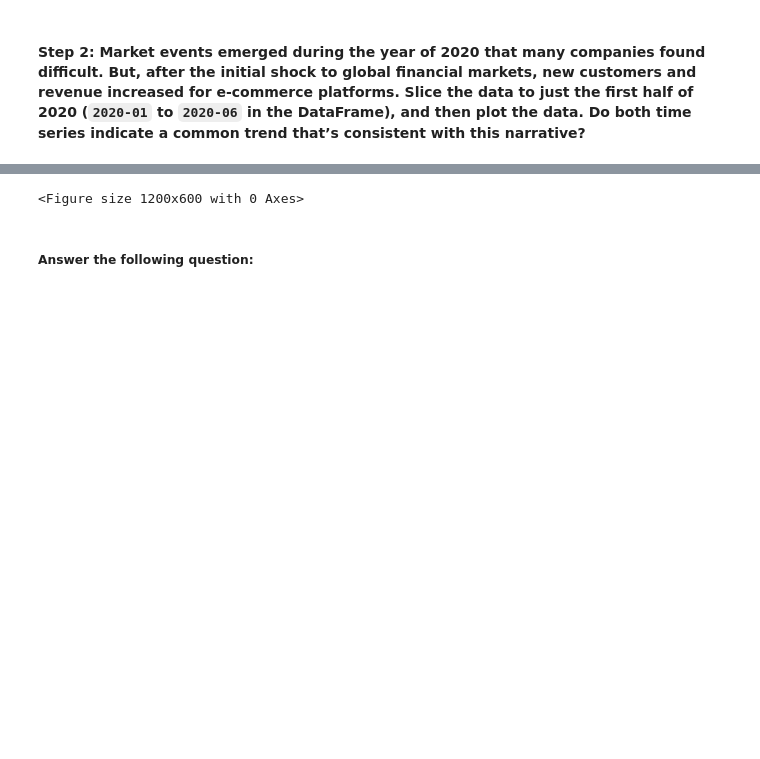
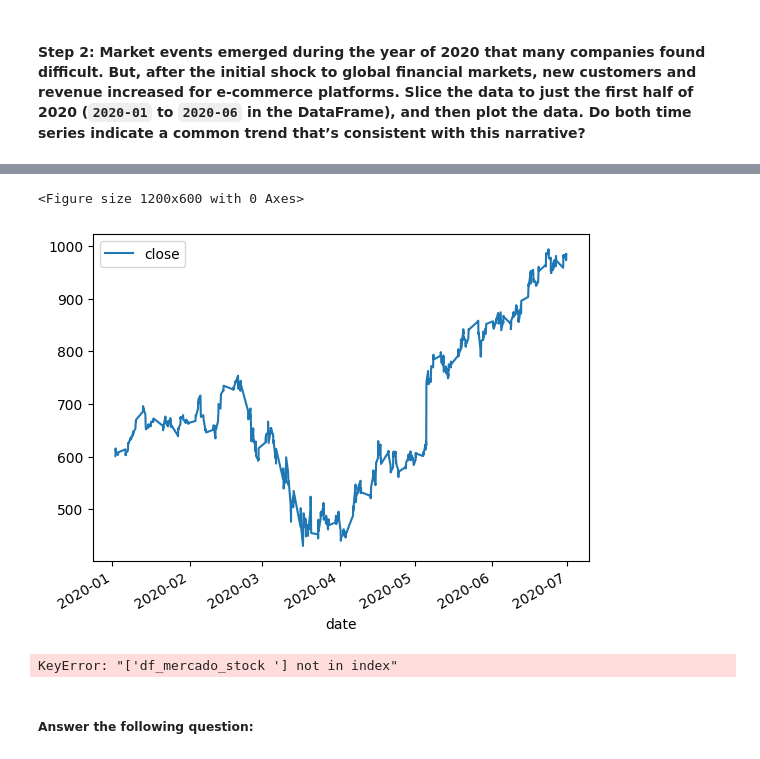
Before and after one commit to CatAIGeek/prophet-challenge, a Jupyter notebook: Another_copy_of_forecasting_net_prophet.ipynb, the cells around one changed output, grey strips where cells are left out. Saved outputs shown, nothing was run; the diff lists cells and outputs as text; code cells hidden in the pictures; blank space fills up the shorter version.

```diff
--- a/Another_copy_of_forecasting_net_prophet.ipynb
+++ b/Another_copy_of_forecasting_net_prophet.ipynb
@@ -354,20 +354,20 @@ date
 # %%
 # For the combined dataframe, slice to just the first half of 2020 (2020-01 through 2020-06)
 # Slice the combined DataFrame to include only data from the first half of 2020
-first_half_2020 = combined_df.loc['2020-01':'2020-06']
+half_2020 = df_mercado_stock['2020-01':'2020-06']
 
 # Plot the data from the first half of 2020
 plt.figure(figsize=(12, 6))
-first_half_2020[['close', 'combined_df']].plot()
-plt.title('Stock Price and combined_df in the First Half of 2020')
-plt.xlabel('Date')
-plt.ylabel('Value')
-plt.grid(True)
-plt.show()
+half_2020.plot(subplots=True)
+# plt.title('Stock Price and combined_df in the First Half of 2020')
+# plt.xlabel('Date')
+# plt.ylabel('Value')
+# plt.grid(True)
+# plt.show()
 
 # View the first and last five rows of first_half_2020 DataFrame
 print("First 5 rows of data in the first half of 2020:")
-print(first_half_2020.head())
+print(half_2020.head())
 print("\nLast 5 rows of data in the first half of 2020:")
-print(first_half_2020.tail())
+print(half_2020.tail())
 # %% [output]
@@ -375,4 +391,5 @@ KeyError: "['combined_df'] not in index"
 <Figure size 1200x600 with 0 Axes>
+[figure, added]
 # %%
 # Visualize the close and Search Trends data
 # Plot each column on a separate axes using the following syntax
@@ -380,3 +398,10 @@ KeyError: "['combined_df'] not in index"
+# %%
+# Visualize the close and search trends data on separate axes
+df_mercado_stock [['close', 'df_mercado_stock ']].plot(subplots=True, figsize=(12, 8))
+plt.xlabel('Date')
+plt.show()
+# %% [output]
+KeyError: "['df_mercado_stock '] not in index"
 # %% [markdown]
 ##### Answer the following question:
 # %% [markdown]
```
Also changed, not shown: parts of 3 cells of this notebook.
